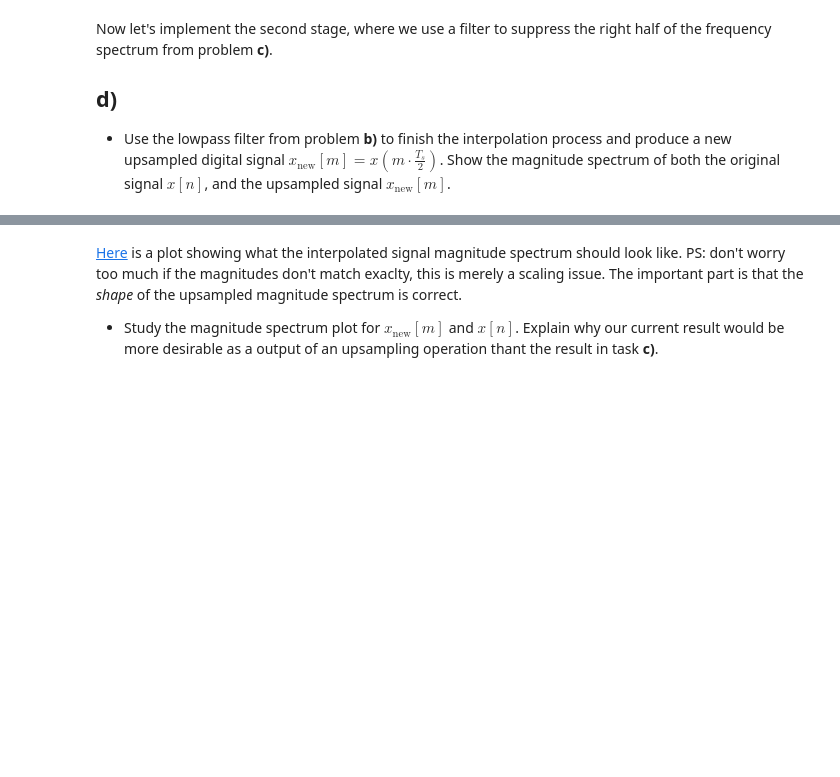
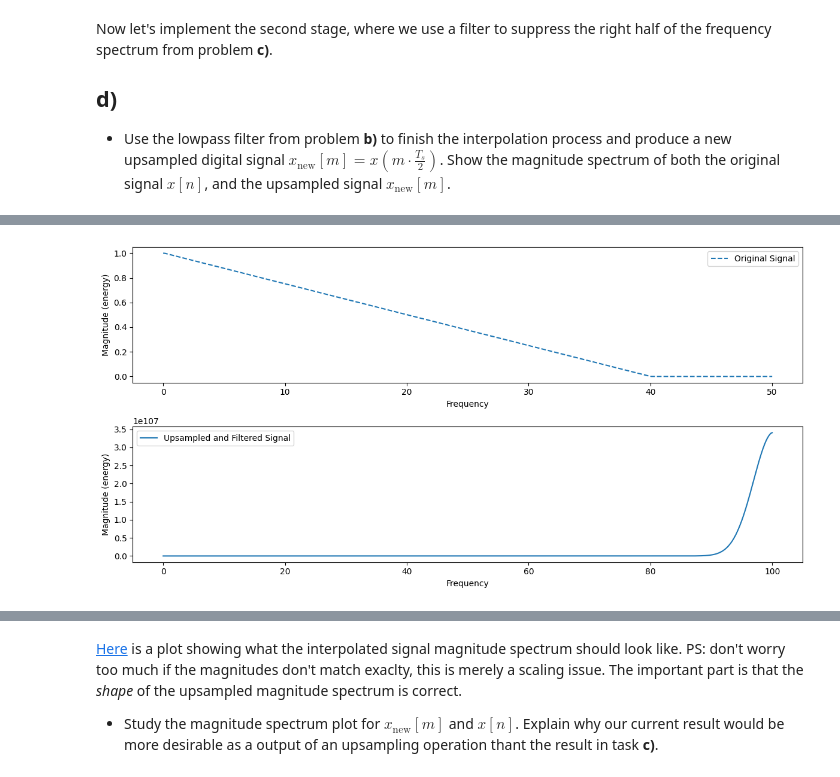
Before and after one commit to hanurd25/AIS2201_Exercises, a Jupyter notebook: Exercise_10/1_Multirate_basics.ipynb, the cells around one changed output, grey strips where cells are left out. Cells and saved outputs as stored; diff of their text form; code cells hidden in the pictures; blank space fills up the shorter version.

```diff
--- a/Exercise_10/1_Multirate_basics.ipynb
+++ b/Exercise_10/1_Multirate_basics.ipynb
@@ -385,0 +216,51 @@ plt.show()
+# %%
+import numpy as np
+import matplotlib.pyplot as plt
+import scipy.signal as sig
+from scipy.io import loadmat
+from math import pi
+
+# Load data
+data = loadmat("data/task1_signal.mat", squeeze_me=True)
+x_n = data["x_n"]
+fs = data["fs"]
+
+# Parameters
+interPolationFactor = 2
+fsNew = fs * interPolationFactor
+
+# Interpolate by inserting zeros between samples
+xNew = np.zeros(len(x_n) * interPolationFactor)
+xNew[::interPolationFactor] = x_n
+
+# Design the lowpass filter (reuse filter from part b)
+filterLength = 257
+wCutoff = pi / 2
+wTransitionBandwidth = pi / 60
+nyquist = fs / 2
+freqVector = [0, wCutoff - wTransitionBandwidth/2, wCutoff + wTransitionBandwidth/2, pi]
+freqVector = [x * nyquist / pi for x in freqVector]
+ampVector = [1, 0]
+
+firFilter = sig.remez(filterLength, freqVector, ampVector, fs=fsNew)
+
+# Apply the filter to remove high-frequency spectral images
+xFiltered = np.convolve(xNew, firFilter, mode="same")
+
+# Plotting
+plt.figure(figsize=(12, 6))
+
+# Plot magnitude spectrum of original signal
+plt.subplot(2, 1, 1)
+plt.magnitude_spectrum(x_n, Fs=fs, linestyle='dashed', label="Original Signal")
+plt.legend()
+
+# Plot magnitude spectrum of the upsampled and filtered signal
+plt.subplot(2, 1, 2)
+plt.magnitude_spectrum(xFiltered, Fs=fsNew, label="Upsampled and Filtered Signal")
+plt.legend()
+
+plt.tight_layout()
+plt.show()
+# %% [output]
+[figure, added]
```
Also changed, not shown: parts of 5 cells of this notebook.
